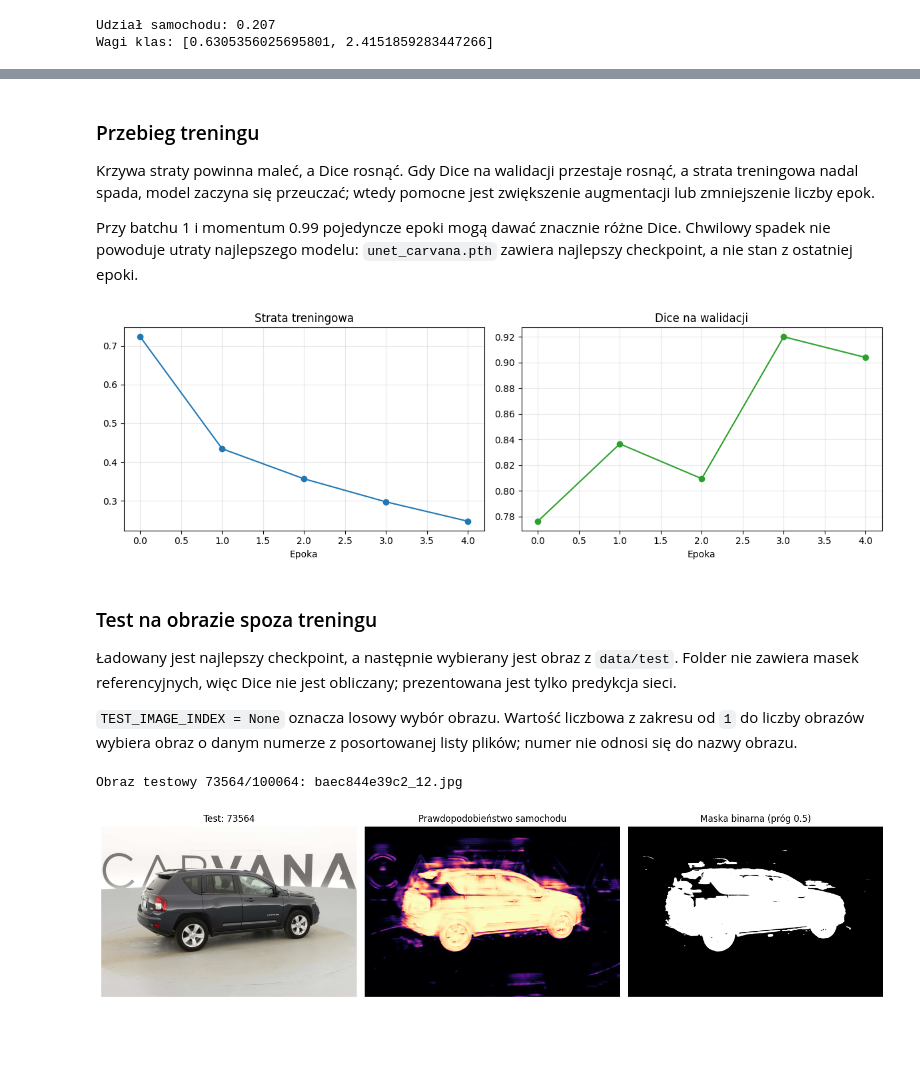
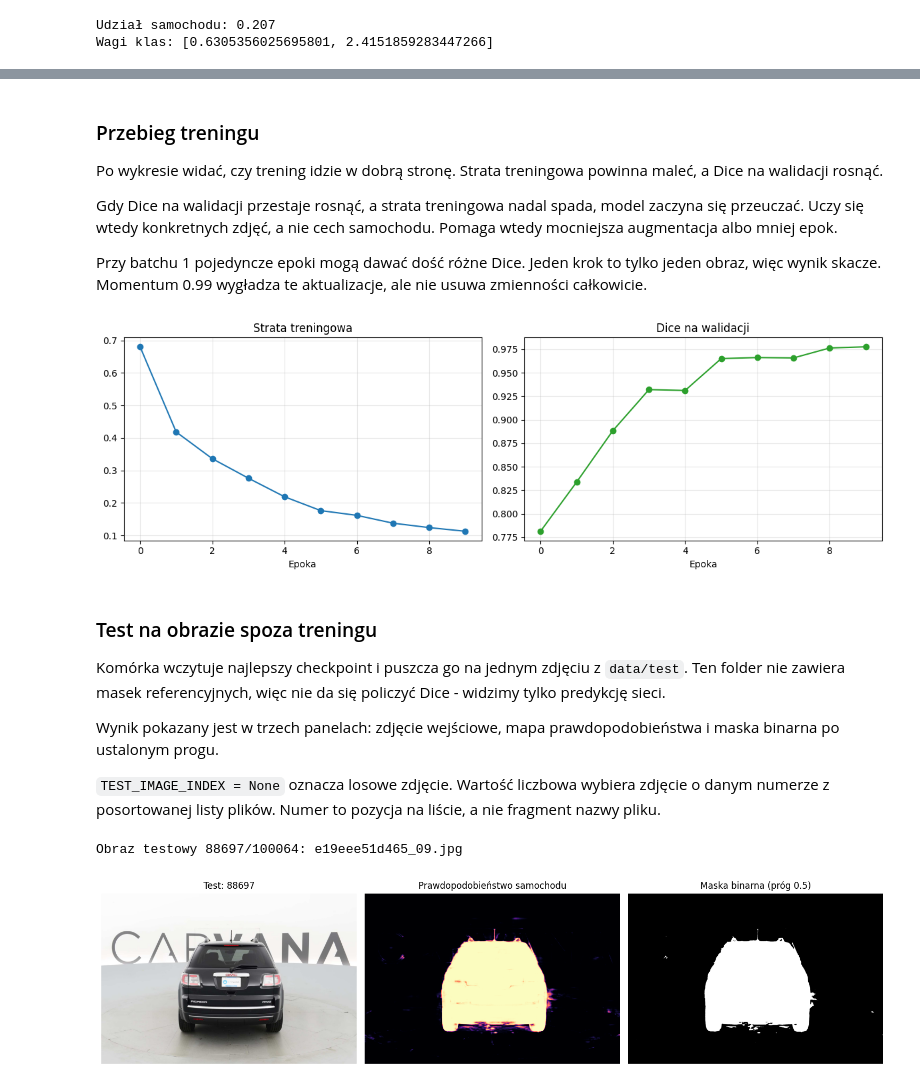
Before and after one commit to minerbomb16/U-Net, a Jupyter notebook: U-Net — kopia.ipynb, the cells around one changed output, grey strips where cells are left out. Cells and saved outputs as stored; diff of their text form; code cells hidden in the pictures; blank space fills up the shorter version.

Commit message:
task 1 checkpoint

```diff
--- a/U-Net — kopia.ipynb
+++ b/U-Net — kopia.ipynb
@@ -85,7 +104,7 @@ INPUT_SIZE = 572
 OUTPUT_SIZE = 388
 CONTEXT = (INPUT_SIZE - OUTPUT_SIZE) // 2
 N_CLASSES = 2
-EPOCHS = 5
+EPOCHS = 10
 BATCH_SIZE = 1
 LEARNING_RATE = 1e-4
 MOMENTUM = 0.99
@@ -535,9 +608,11 @@ Checkpoint: d:\Studia\SemM2\ADOM\U-Net\unet_carvana.pth (istnieje: True)
 # %% [markdown]
 ### Przebieg treningu
 
-Krzywa straty powinna maleć, a Dice rosnąć. Gdy Dice na walidacji przestaje rosnąć, a strata treningowa nadal spada, model zaczyna się przeuczać; wtedy pomocne jest zwiększenie augmentacji lub zmniejszenie liczby epok.
+Po wykresie widać, czy trening idzie w dobrą stronę. Strata treningowa powinna maleć, a Dice na walidacji rosnąć.
 
-Przy batchu 1 i momentum 0.99 pojedyncze epoki mogą dawać znacznie różne Dice. Chwilowy spadek nie powoduje utraty najlepszego modelu: `unet_carvana.pth` zawiera najlepszy checkpoint, a nie stan z ostatniej epoki.
+Gdy Dice na walidacji przestaje rosnąć, a strata treningowa nadal spada, model zaczyna się przeuczać. Uczy się wtedy konkretnych zdjęć, a nie cech samochodu. Pomaga wtedy mocniejsza augmentacja albo mniej epok.
+
+Przy batchu 1 pojedyncze epoki mogą dawać dość różne Dice. Jeden krok to tylko jeden obraz, więc wynik skacze. Momentum 0.99 wygładza te aktualizacje, ale nie usuwa zmienności całkowicie.
 # %%
 fig, axes = plt.subplots(1, 2, figsize=(12, 4))
 axes[0].plot([entry[0] for entry in history], marker="o")
@@ -551,13 +626,15 @@ axes[1].grid(alpha=0.3)
 plt.tight_layout()
 plt.show()
 # %% [output]
-[figure, old version]
+[figure, new version]
 # %% [markdown]
 ### Test na obrazie spoza treningu
 
-Ładowany jest najlepszy checkpoint, a następnie wybierany jest obraz z `data/test`. Folder nie zawiera masek referencyjnych, więc Dice nie jest obliczany; prezentowana jest tylko predykcja sieci.
+Komórka wczytuje najlepszy checkpoint i puszcza go na jednym zdjęciu z `data/test`. Ten folder nie zawiera masek referencyjnych, więc nie da się policzyć Dice - widzimy tylko predykcję sieci.
 
-`TEST_IMAGE_INDEX = None` oznacza losowy wybór obrazu. Wartość liczbowa z zakresu od `1` do liczby obrazów wybiera obraz o danym numerze z posortowanej listy plików; numer nie odnosi się do nazwy obrazu.
+Wynik pokazany jest w trzech panelach: zdjęcie wejściowe, mapa prawdopodobieństwa i maska binarna po ustalonym progu.
+
+`TEST_IMAGE_INDEX = None` oznacza losowe zdjęcie. Wartość liczbowa wybiera zdjęcie o danym numerze z posortowanej listy plików. Numer to pozycja na liście, a nie fragment nazwy pliku.
 # %%
 assert CHECKPOINT_PATH.exists(), f"Brak checkpointu w {CHECKPOINT_PATH} — uruchom komórkę treningową do końca"
 model.load_state_dict(torch.load(CHECKPOINT_PATH, map_location=DEVICE, weights_only=True))
@@ -566,33 +643,33 @@ test_image_paths = sorted(TEST_DIR.glob("*.jpg"))
 assert test_image_paths, f"Brak obrazów testowych w {TEST_DIR}"
 
 TEST_IMAGE_INDEX = None
 
 
 def show_test_prediction(index=None):
     if index is None:
         number = random.randint(1, len(test_image_paths))
     else:
         number = index
     assert 1 <= number <= len(test_image_paths), f"Numer musi być w zakresie 1..{len(test_image_paths)}"
     image_path = test_image_paths[number - 1]
     probability = predict_full_image(model, image_path)
-    prediction = probability > 0.6
+    prediction = probability > 0.5
     print(f"Obraz testowy {number}/{len(test_image_paths)}: {image_path.name}")
 
     fig, axes = plt.subplots(1, 3, figsize=(15, 4))
     axes[0].imshow(Image.open(image_path).convert("RGB"))
     axes[0].set_title(f"Test: {number}")
     axes[1].imshow(probability, cmap="magma")
     axes[1].set_title("Prawdopodobieństwo samochodu")
     axes[2].imshow(prediction, cmap="gray")
     axes[2].set_title("Maska binarna (próg 0.5)")
     for axis in axes:
         axis.axis("off")
     plt.tight_layout()
     plt.show()
 
 
 show_test_prediction(TEST_IMAGE_INDEX)
 # %% [output]
-Obraz testowy 73564/100064: baec844e39c2_12.jpg
+Obraz testowy 88697/100064: e19eee51d465_09.jpg
-[figure, old version]
+[figure, new version]
```
Also changed, not shown: parts of 18 cells of this notebook, 2 other files.
